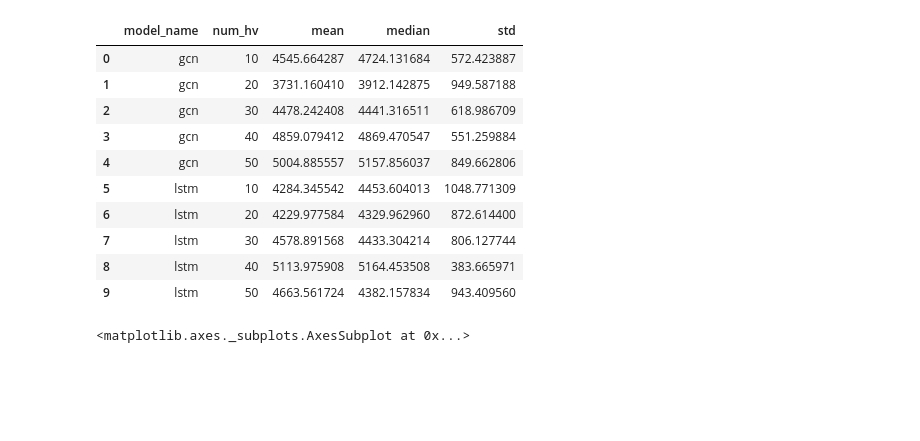
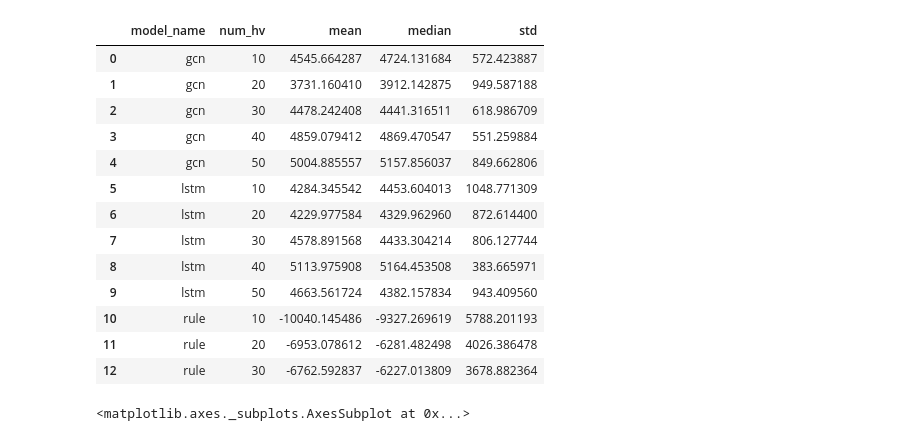
Before and after one commit to JiqianDong/GCQ_source, a Jupyter notebook: Result .ipynb, the cells around one changed output. Drawn from its saved outputs; the diff is of its cells as text; code cells hidden in the pictures; blank space fills up the shorter version.

```diff
--- a/Result .ipynb
+++ b/Result .ipynb
@@ -40,35 +46,42 @@ file_name = files[0]
 # %%
 stat_df = pd.DataFrame(columns=['model_name','num_hv','mean','median','std'])
 
 for file_name in files:
     with open(file_name,'r') as f:
         model_name = file_name.split('/')[-1].split('_')[0]
-        number = file_name.split('/')[-1].split('_')[4]
+        if model_name == "rule":
+            number = file_name.split('/')[-1].split('_')[5]
+
+        else:
+            number = file_name.split('/')[-1].split('_')[4]
         data = json.load(f)
         raw = np.array(data['episode_reward'])
         mean = raw.mean()
         median = np.median(raw)
         std = raw.std()
         stat_df = stat_df.append({"model_name": model_name,\
                                   "num_hv": number,\
                                   "mean":mean,\
                                   "median":median,\
                                   "std":std,\
                                   }, ignore_index=True)
+
+stat_df
+# %% [output]
+|  | model_name | num_hv | mean | median | std |
+| 0 | gcn | 10 | 4545.664287 | 4724.131684 | 572.423887 |
+| 1 | gcn | 20 | 3731.160410 | 3912.142875 | 949.587188 |
+| 2 | gcn | 30 | 4478.242408 | 4441.316511 | 618.986709 |
+| 3 | gcn | 40 | 4859.079412 | 4869.470547 | 551.259884 |
+| 4 | gcn | 50 | 5004.885557 | 5157.856037 | 849.662806 |
+| 5 | lstm | 10 | 4284.345542 | 4453.604013 | 1048.771309 |
+| 6 | lstm | 20 | 4229.977584 | 4329.962960 | 872.614400 |
+| 7 | lstm | 30 | 4578.891568 | 4433.304214 | 806.127744 |
+| 8 | lstm | 40 | 5113.975908 | 5164.453508 | 383.665971 |
+| 9 | lstm | 50 | 4663.561724 | 4382.157834 | 943.409560 |
+| 10 | rule | 10 | -10040.145486 | -9327.269619 | 5788.201193 |
+| 11 | rule | 20 | -6953.078612 | -6281.482498 | 4026.386478 |
+| 12 | rule | 30 | -6762.592837 | -6227.013809 | 3678.882364 |
-# %%
-stat_df
-# %% [output]
-|  | model_name | num_hv | mean | median | std |
-| 0 | gcn | 10 | 4545.664287 | 4724.131684 | 572.423887 |
-| 1 | gcn | 20 | 3731.160410 | 3912.142875 | 949.587188 |
-| 2 | gcn | 30 | 4478.242408 | 4441.316511 | 618.986709 |
-| 3 | gcn | 40 | 4859.079412 | 4869.470547 | 551.259884 |
-| 4 | gcn | 50 | 5004.885557 | 5157.856037 | 849.662806 |
-| 5 | lstm | 10 | 4284.345542 | 4453.604013 | 1048.771309 |
-| 6 | lstm | 20 | 4229.977584 | 4329.962960 | 872.614400 |
-| 7 | lstm | 30 | 4578.891568 | 4433.304214 | 806.127744 |
-| 8 | lstm | 40 | 5113.975908 | 5164.453508 | 383.665971 |
-| 9 | lstm | 50 | 4663.561724 | 4382.157834 | 943.409560 |
 # %%
 sns.lineplot(x='num_hv',y='mean',hue='model_name',data=stat_df)
 # %% [output]
```
Also changed, not shown: parts of 2 cells of this notebook, 9 other files.
